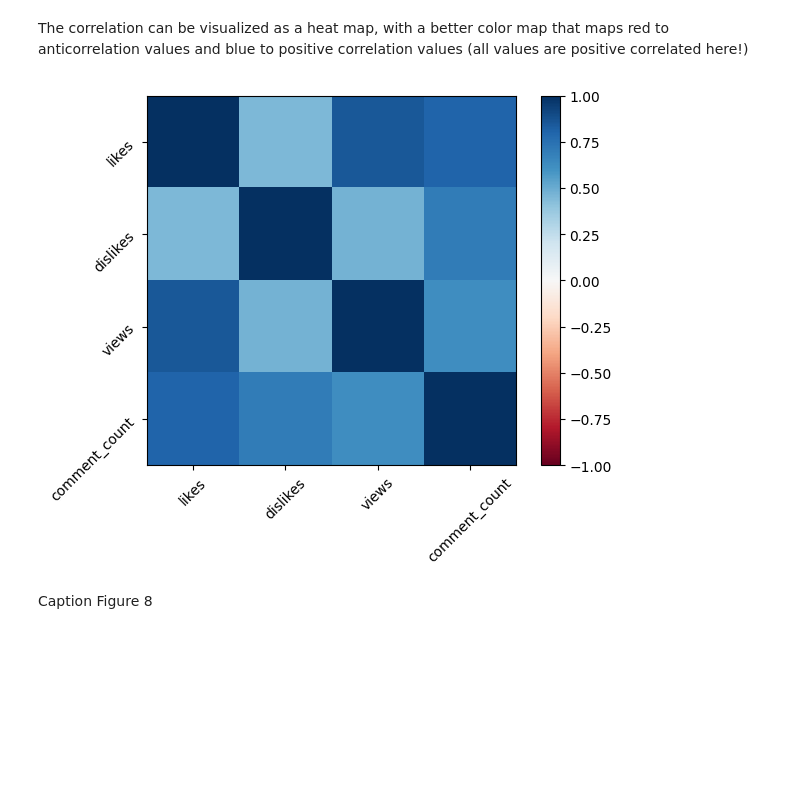
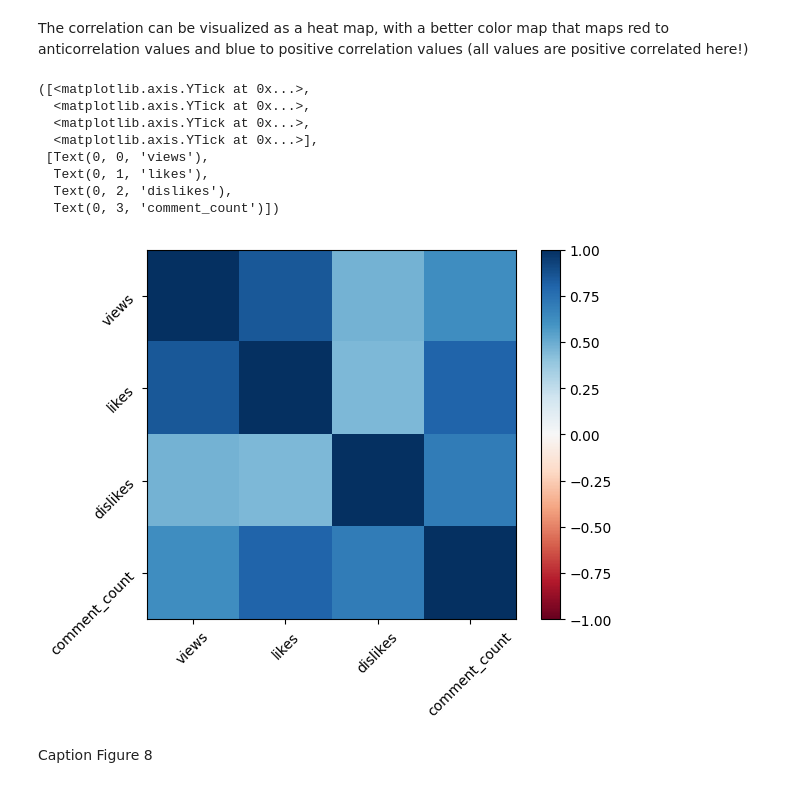
Before and after one commit to adeoluafo/FDSDE_AAfolabi, a Jupyter notebook: HW2/videosanalysis_exploratory.ipynb, the cells around one changed output. Cells and saved outputs as stored; diff of their text form; code cells hidden in the pictures; blank space fills up the shorter version.

```diff
--- a/HW2/videosanalysis_exploratory.ipynb
+++ b/HW2/videosanalysis_exploratory.ipynb
@@ -283,0 +313,3 @@ videos...
+# %%
+videos = videos[['views', 'likes', 'dislikes', 'comment_count']]
+videos.corr()
@@ -284,9 +322,20 @@ videos...
 # %% [markdown]
 The correlation can be visualized as a heat map, with a better color map that maps red to anticorrelation values and blue to positive correlation values (all values are positive correlated here!)
-# %%
-plt.imshow(...
-# %% [output]
-[figure, removed]
+# %%
+plt.imshow(videos.corr(), clim=(-1,1), cmap="RdBu")
+plt.colorbar()
+plt.xticks([0,1,2,3], videos.columns, rotation=45)
+plt.yticks([0,1,2,3], videos.columns, rotation=45)
+# %% [output]
+([<matplotlib.axis.YTick at 0x...>,
+  <matplotlib.axis.YTick at 0x...>,
+  <matplotlib.axis.YTick at 0x...>,
+  <matplotlib.axis.YTick at 0x...>],
+ [Text(0, 0, 'views'),
+  Text(0, 1, 'likes'),
+  Text(0, 2, 'dislikes'),
+  Text(0, 3, 'comment_count')])
+[figure, added]
 # %% [markdown]
 Caption Figure 8
 # %% [markdown]
```
Also changed, not shown: parts of 40 cells of this notebook.
